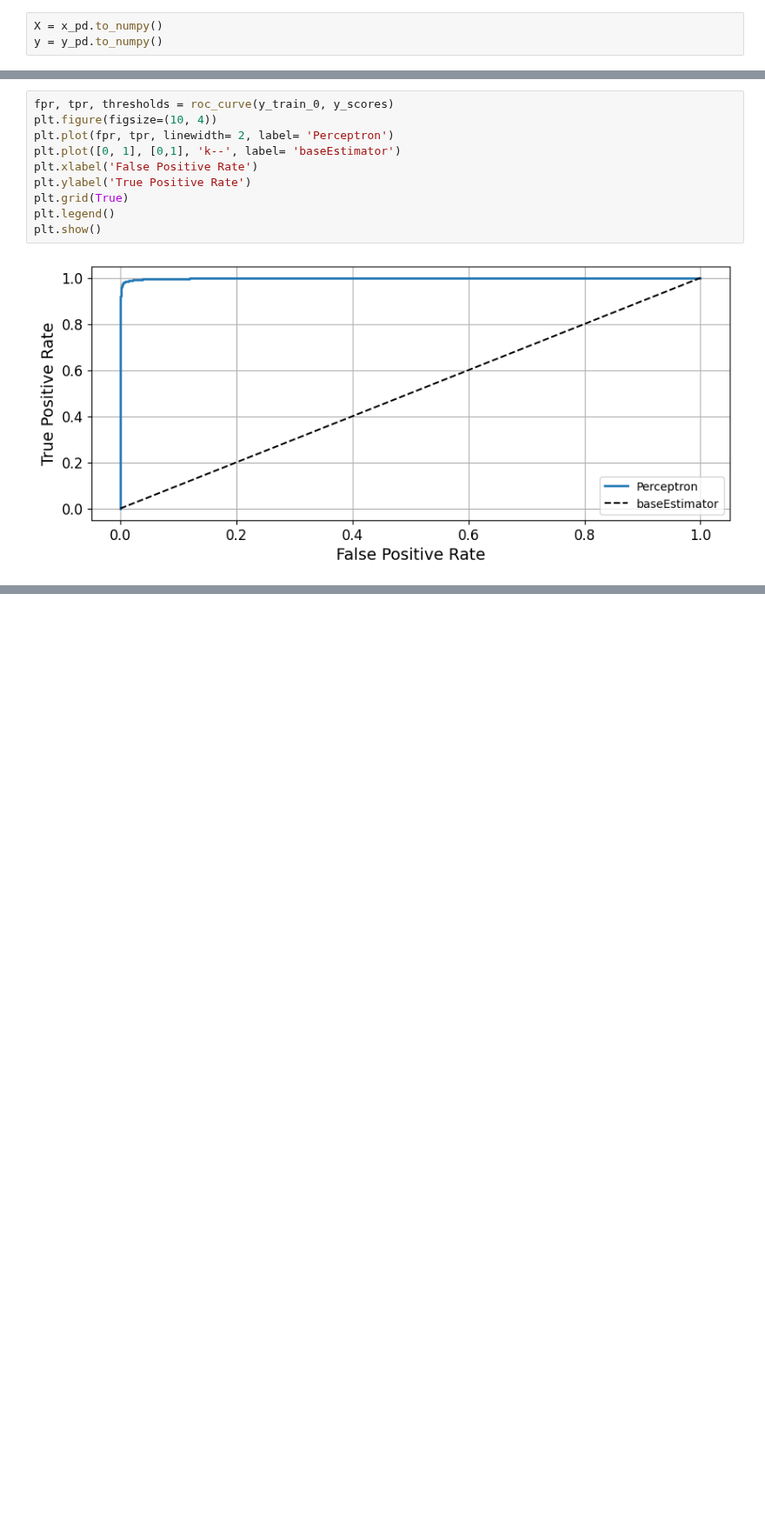
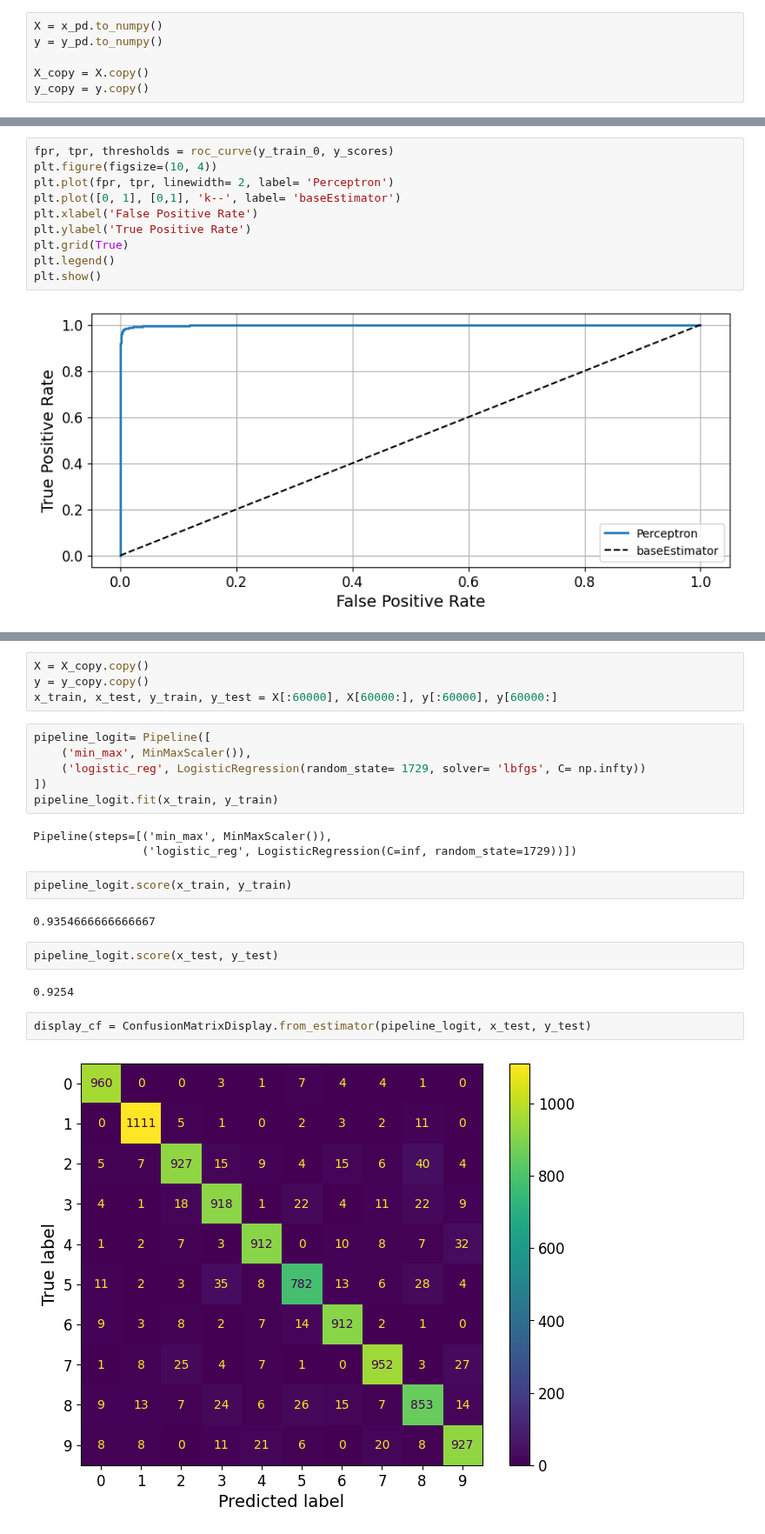
Before and after one commit to aniketkalra11/basic_kaggle_practice, a Jupyter notebook: MLP_practice_book/week6/navie_base.ipynb, the cells around one changed output, grey strips where cells are left out. Shown at 87% size. Saved outputs shown, nothing was run; the diff lists cells and outputs as text; blank space fills up the shorter version.

```diff
--- a/MLP_practice_book/week6/navie_base.ipynb
+++ b/MLP_practice_book/week6/navie_base.ipynb
@@ -54,6 +54,9 @@ x_pd, y_pd = fetch_openml('mnist_784', version= 1, return_X_y= True)
 # %%
 X = x_pd.to_numpy()
 y = y_pd.to_numpy()
+
+X_copy = X.copy()
+y_copy = y.copy()
 # %%
 X = MinMaxScaler().fit_transform(X)
 # %%
@@ -369,0 +379,25 @@ plt.show()
+# %%
+X = X_copy.copy()
+y = y_copy.copy()
+x_train, x_test, y_train, y_test = X[:60000], X[60000:], y[:60000], y[60000:]
+# %%
+pipeline_logit= Pipeline([
+    ('min_max', MinMaxScaler()),
+    ('logistic_reg', LogisticRegression(random_state= 1729, solver= 'lbfgs', C= np.infty))
+])
+pipeline_logit.fit(x_train, y_train)
+# %% [output]
+Pipeline(steps=[('min_max', MinMaxScaler()),
+                ('logistic_reg', LogisticRegression(C=inf, random_state=1729))])
+# %%
+pipeline_logit.score(x_train, y_train)
+# %% [output]
+0.9354666666666667
+# %%
+pipeline_logit.score(x_test, y_test)
+# %% [output]
+0.9254
+# %%
+display_cf = ConfusionMatrixDisplay.from_estimator(pipeline_logit, x_test, y_test)
+# %% [output]
+[figure, added]
```
Also changed, not shown: parts of 7 cells of this notebook, 4 other files.
